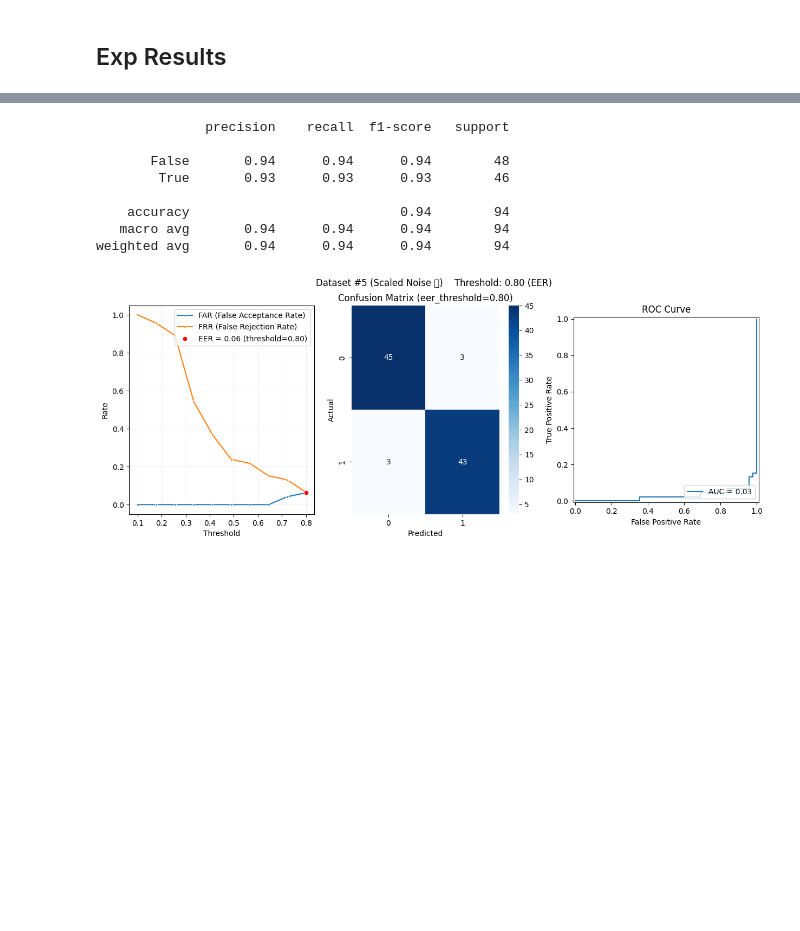
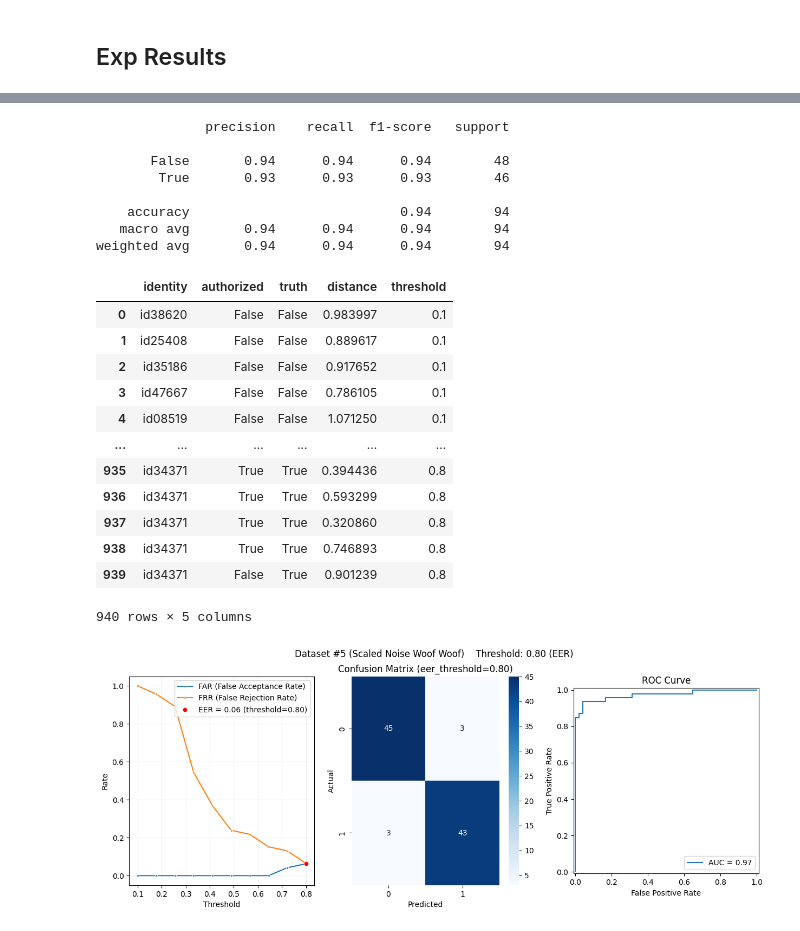
Before and after one commit to jamnicki/biometrics-lab, a Jupyter notebook: speech_auth/eval.ipynb, the cells around one changed output, grey strips where cells are left out. Saved outputs shown, nothing was run; the diff lists cells and outputs as text; code cells hidden in the pictures; blank space fills up the shorter version.

```diff
--- a/speech_auth/eval.ipynb
+++ b/speech_auth/eval.ipynb
@@ -192,7 +175,7 @@ def run_exp(db, df, threshold_values, dataset_name="Dataset ##"):
     axes[1].set_ylabel("Actual")
     # plt.show()
 
-    fpr, tpr, thresholds = roc_curve(df["truth"].values, threshold_auth_history_df["distance"].values)
+    fpr, tpr, thresholds = roc_curve(df["truth"].values, 2 - threshold_auth_history_df["distance"].values)
     roc_auc = auc(fpr, tpr)
     RocCurveDisplay(fpr=fpr, tpr=tpr, roc_auc=roc_auc).plot(ax=axes[2])
     axes[2].set_title(f"ROC Curve")
@@ -201,13 +184,14 @@ def run_exp(db, df, threshold_values, dataset_name="Dataset ##"):
     fig.suptitle(f"{dataset_name}    Threshold: {eer_threshold:.2f} (EER)\n")
     fig.savefig(SPEECH_PLOTS_DIR / f"exp__{dataset_name}.png")
     fig.show()
+    return auth_history_df
 # %% [markdown]
 ## Exp Results
 # %%
 THRESHOLD_VALUES = np.linspace(0.1, 0.8, 10)
 # %%
 df1 = pd.read_csv(SPEECH_DATA_DIR / "df1.csv")
-run_exp(db, df1, THRESHOLD_VALUES, dataset_name=f"Dataset #1")
+auth_history_df1 = run_exp(db, df1, THRESHOLD_VALUES, dataset_name=f"Dataset #1")
 # %% [output]
               precision    recall  f1-score   support
 
@@ -305,13 +302,26 @@ weighted avg       0.93      0.93      0.93        94
 # %%
 df5 = pd.read_csv(SPEECH_DATA_DIR / "df5.csv")
-run_exp(db, df5, THRESHOLD_VALUES, dataset_name=f"Dataset #5 (Scaled Noise 🐶)")
+run_exp(db, df5, THRESHOLD_VALUES, dataset_name=f"Dataset #5 (Scaled Noise Woof Woof)")
 # %% [output]
               precision    recall  f1-score   support
 
        False       0.94      0.94      0.94        48
         True       0.93      0.93      0.93        46
 
     accuracy                           0.94        94
    macro avg       0.94      0.94      0.94        94
 weighted avg       0.94      0.94      0.94        94
+|  | identity | authorized | truth | distance | threshold |
+| 0 | id38620 | False | False | 0.983997 | 0.1 |
+| 1 | id25408 | False | False | 0.889617 | 0.1 |
+| 2 | id35186 | False | False | 0.917652 | 0.1 |
+| 3 | id47667 | False | False | 0.786105 | 0.1 |
+| 4 | id08519 | False | False | 1.071250 | 0.1 |
+| ... | ... | ... | ... | ... | ... |
+| 935 | id34371 | True | True | 0.394436 | 0.8 |
+| 936 | id34371 | True | True | 0.593299 | 0.8 |
+| 937 | id34371 | True | True | 0.320860 | 0.8 |
+| 938 | id34371 | True | True | 0.746893 | 0.8 |
+| 939 | id34371 | False | True | 0.901239 | 0.8 |
+940 rows × 5 columns
-[figure, old version]
+[figure, new version]
```
Also changed, not shown: parts of 6 cells of this notebook, 10 other files.
